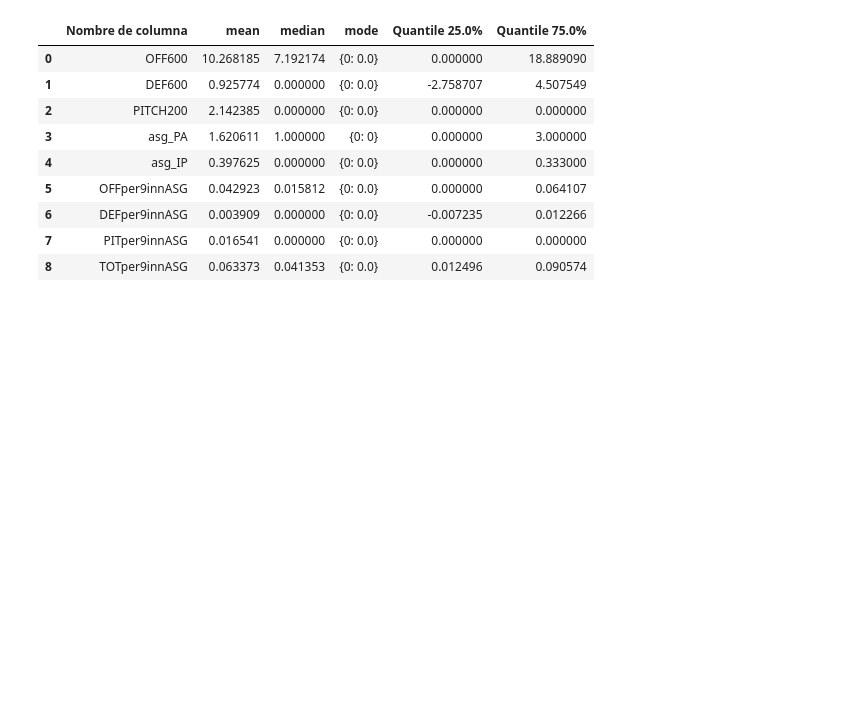
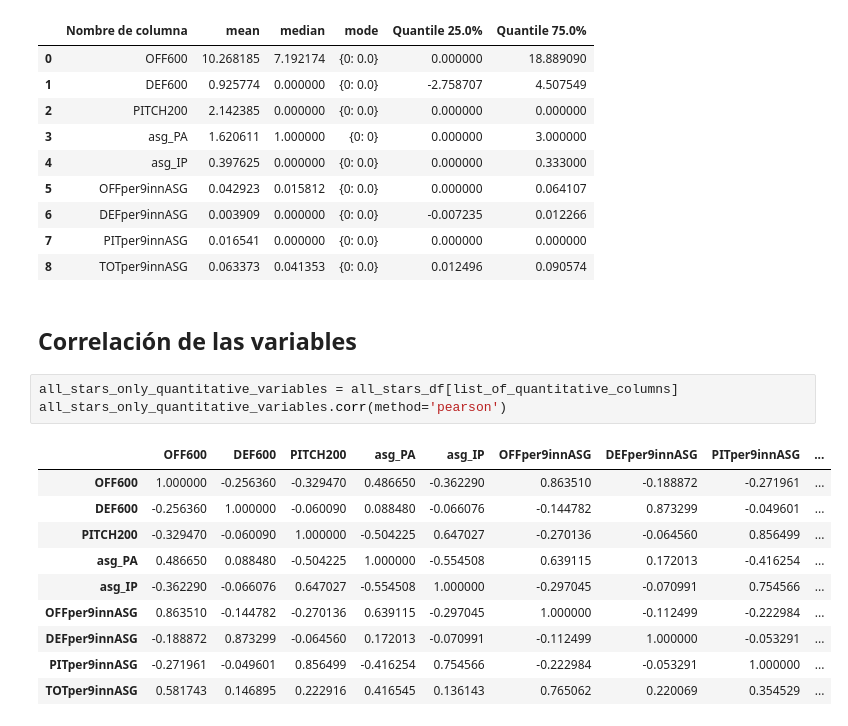
Before and after one commit to gabrielPeraltaM/datos-tp1, a Jupyter notebook: main.ipynb, the cells around one changed output. Drawn from its saved outputs; the diff is of its cells as text; blank space fills up the shorter version.

```diff
--- a/main.ipynb
+++ b/main.ipynb
@@ -377,3 +380,19 @@ pd.merge(left=summarized_df, right=quantiles_df, left_on='Nombre de columna', ri
 | 6 | DEFper9innASG | 0.003909 | 0.000000 | {0: 0.0} | -0.007235 | 0.012266 |
 | 7 | PITper9innASG | 0.016541 | 0.000000 | {0: 0.0} | 0.000000 | 0.000000 |
 | 8 | TOTper9innASG | 0.063373 | 0.041353 | {0: 0.0} | 0.012496 | 0.090574 |
+# %% [markdown]
+## Correlación de las variables
+# %%
+all_stars_only_quantitative_variables = all_stars_df[list_of_quantitative_columns]
+all_stars_only_quantitative_variables.corr(method='pearson')
+# %% [output]
+|  | OFF600 | DEF600 | PITCH200 | asg_PA | asg_IP | OFFper9innASG | DEFper9innASG | PITper9innASG | ... |
+| OFF600 | 1.000000 | -0.256360 | -0.329470 | 0.486650 | -0.362290 | 0.863510 | -0.188872 | -0.271961 | ... |
+| DEF600 | -0.256360 | 1.000000 | -0.060090 | 0.088480 | -0.066076 | -0.144782 | 0.873299 | -0.049601 | ... |
+| PITCH200 | -0.329470 | -0.060090 | 1.000000 | -0.504225 | 0.647027 | -0.270136 | -0.064560 | 0.856499 | ... |
+| asg_PA | 0.486650 | 0.088480 | -0.504225 | 1.000000 | -0.554508 | 0.639115 | 0.172013 | -0.416254 | ... |
+| asg_IP | -0.362290 | -0.066076 | 0.647027 | -0.554508 | 1.000000 | -0.297045 | -0.070991 | 0.754566 | ... |
+| OFFper9innASG | 0.863510 | -0.144782 | -0.270136 | 0.639115 | -0.297045 | 1.000000 | -0.112499 | -0.222984 | ... |
+| DEFper9innASG | -0.188872 | 0.873299 | -0.064560 | 0.172013 | -0.070991 | -0.112499 | 1.000000 | -0.053291 | ... |
+| PITper9innASG | -0.271961 | -0.049601 | 0.856499 | -0.416254 | 0.754566 | -0.222984 | -0.053291 | 1.000000 | ... |
+| TOTper9innASG | 0.581743 | 0.146895 | 0.222916 | 0.416545 | 0.136143 | 0.765062 | 0.220069 | 0.354529 | ... |
```
Also changed, not shown: parts of 4 cells of this notebook.
